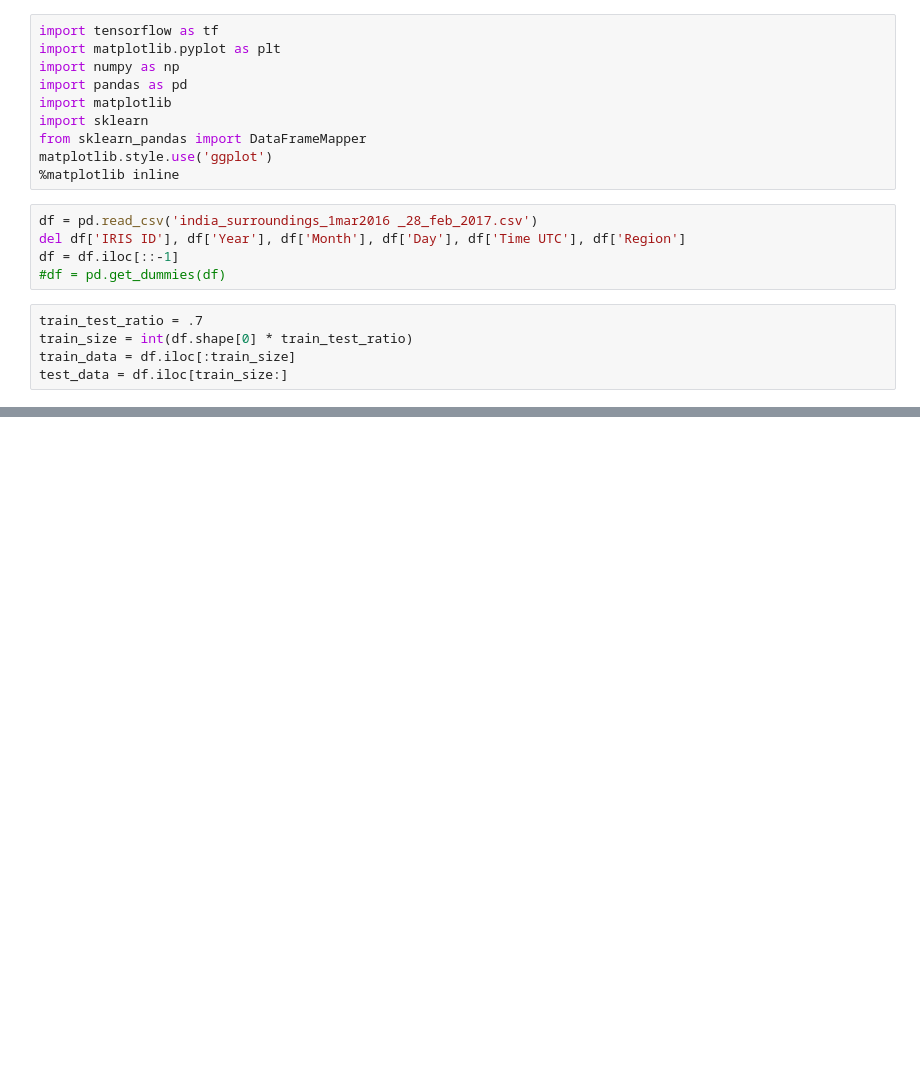
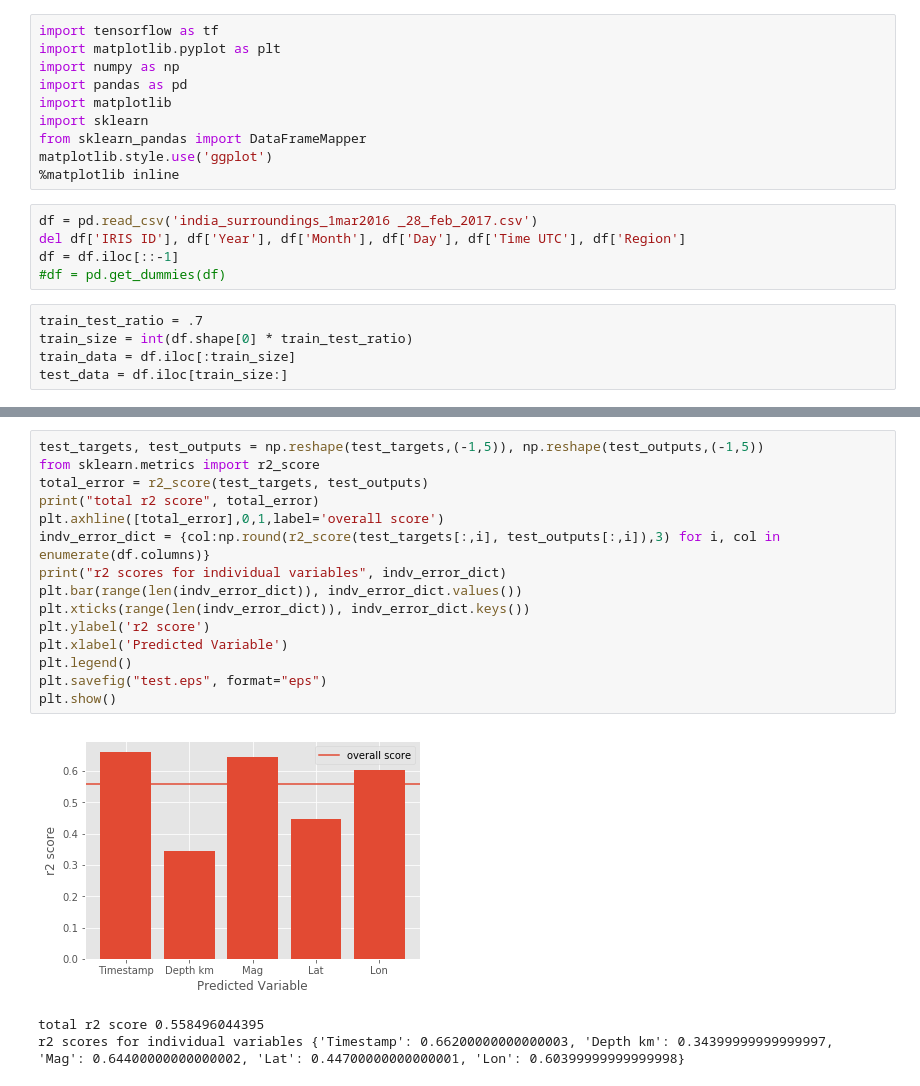
Before and after one commit to niksoc/earthquake, a Jupyter notebook: lstm.ipynb, the cells around one changed output, grey strips where cells are left out. Saved outputs shown, nothing was run; the diff lists cells and outputs as text; blank space fills up the shorter version.

```diff
--- a/lstm.ipynb
+++ b/lstm.ipynb
@@ -180,0 +186,19 @@ np.argmin(ien[-5:])
+# %%
+test_targets, test_outputs = np.reshape(test_targets,(-1,5)), np.reshape(test_outputs,(-1,5))
+from sklearn.metrics import r2_score
+total_error = r2_score(test_targets, test_outputs)
+print("total r2 score", total_error)
+plt.axhline([total_error],0,1,label='overall score')
+indv_error_dict = {col:np.round(r2_score(test_targets[:,i], test_outputs[:,i]),3) for i, col in enumerate(df.columns)}
+print("r2 scores for individual variables", indv_error_dict)
+plt.bar(range(len(indv_error_dict)), indv_error_dict.values())
+plt.xticks(range(len(indv_error_dict)), indv_error_dict.keys())
+plt.ylabel('r2 score')
+plt.xlabel('Predicted Variable')
+plt.legend()
+plt.savefig("test.eps", format="eps")
+plt.show()
+# %% [output]
+[figure, added]
+total r2 score 0.558496044395
+r2 scores for individual variables {'Timestamp': 0.66200000000000003, 'Depth km': 0.34399999999999997, 'Mag': 0.64400000000000002, 'Lat': 0.44700000000000001, 'Lon': 0.60399999999999998}
```
Also changed, not shown: parts of 3 cells of this notebook, 3 other files.
